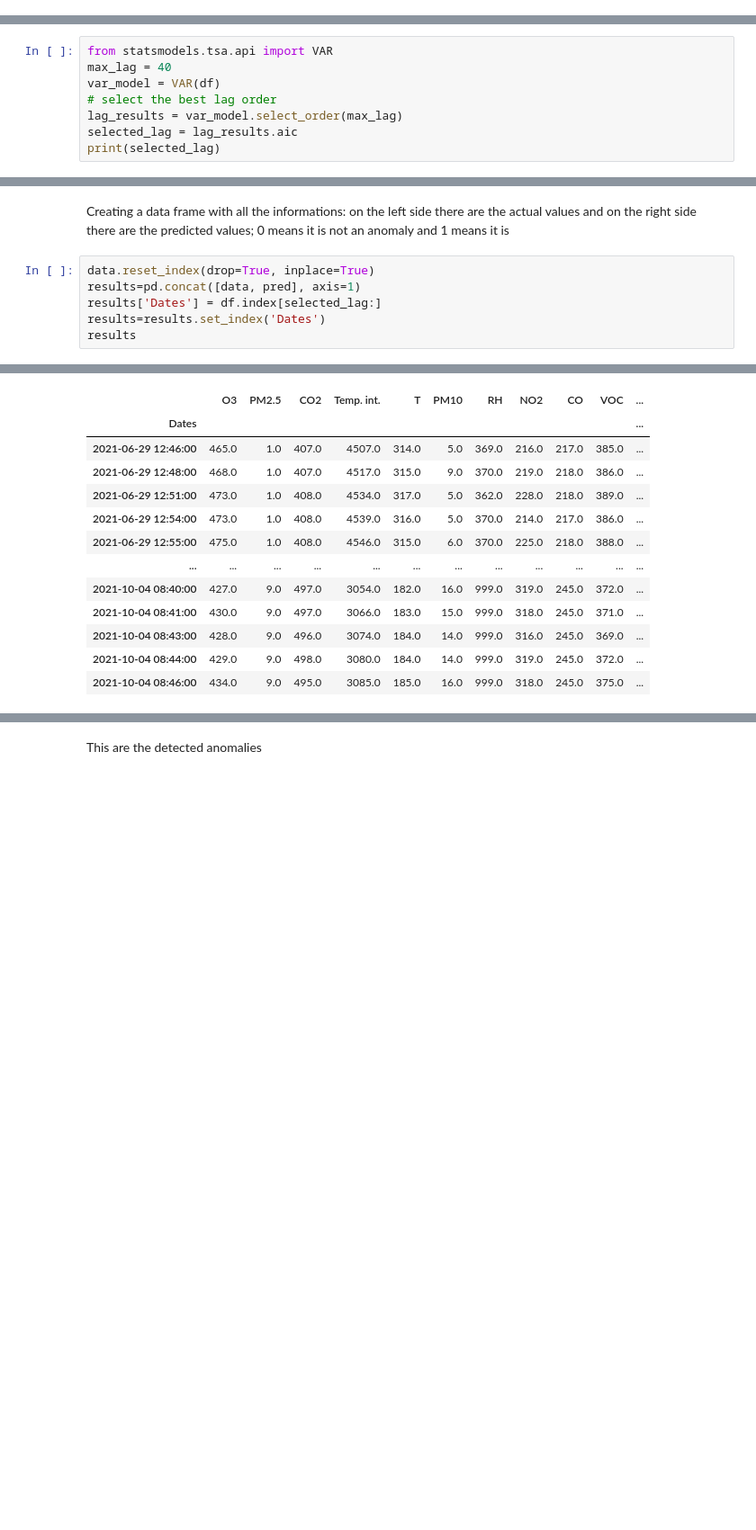
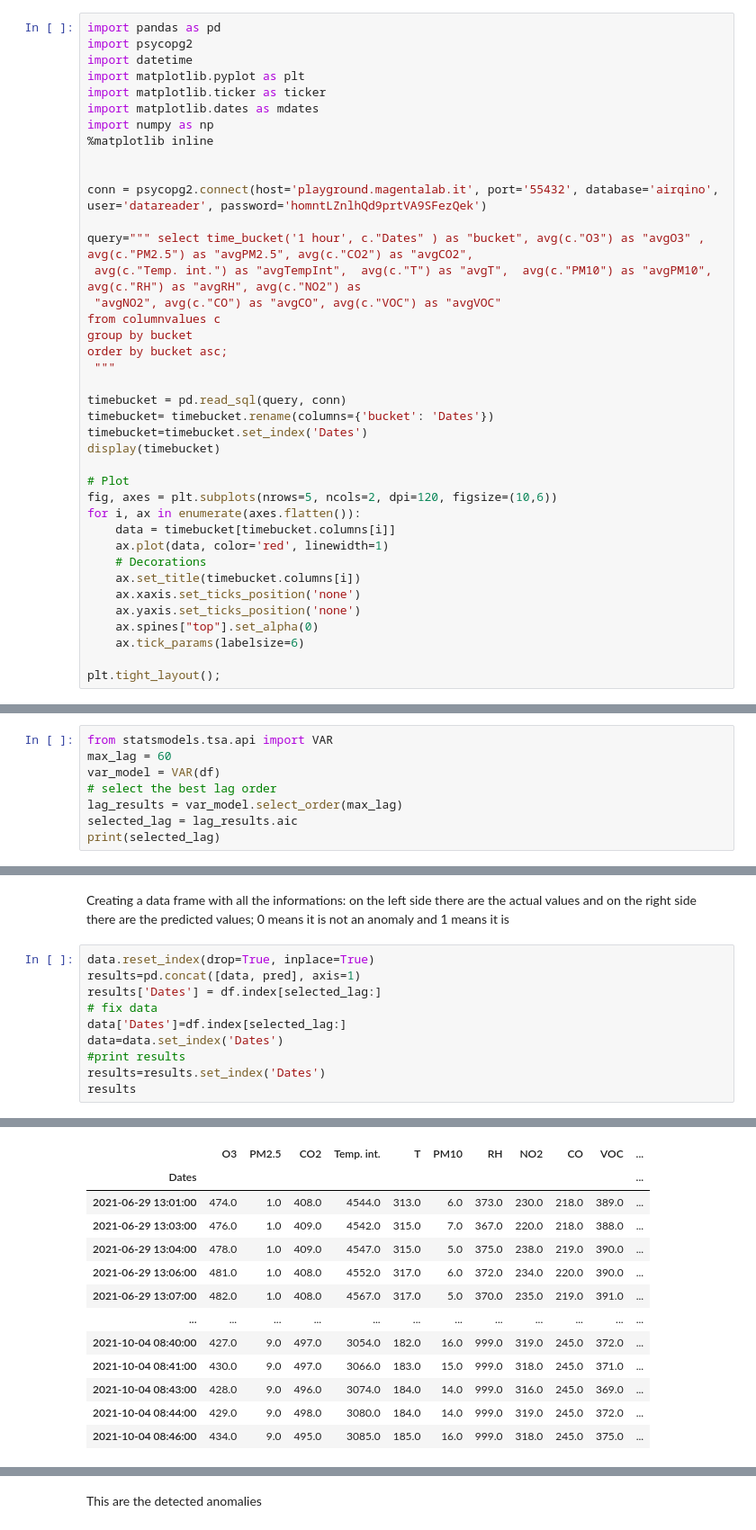
Before and after one commit to marcochisci/Anomaly_detection, a Jupyter notebook: Anomaly_detection.ipynb, the cells around one changed output, grey strips where cells are left out. Shown: that part at 90% size. Cells and saved outputs as stored; diff of their text form; blank space fills up the shorter version.

```diff
--- a/Anomaly_detection.ipynb
+++ b/Anomaly_detection.ipynb
@@ -125,0 +130,39 @@ plt.tight_layout();
+# %%
+import pandas as pd
+import psycopg2
+import datetime
+import matplotlib.pyplot as plt
+import matplotlib.ticker as ticker
+import matplotlib.dates as mdates
+import numpy as np
+%matplotlib inline
+
+
+conn = psycopg2.connect(host='playground.magentalab.it', port='55432', database='airqino', user='datareader', password='homntLZnlhQd9prtVA9SFezQek')
+
+query=""" select time_bucket('1 hour', c."Dates" ) as "bucket", avg(c."O3") as "avgO3" ,  avg(c."PM2.5") as "avgPM2.5", avg(c."CO2") as "avgCO2",
+ avg(c."Temp. int.") as "avgTempInt",  avg(c."T") as "avgT",  avg(c."PM10") as "avgPM10", avg(c."RH") as "avgRH", avg(c."NO2") as
+ "avgNO2", avg(c."CO") as "avgCO", avg(c."VOC") as "avgVOC"
+from columnvalues c
+group by bucket
+order by bucket asc;
+ """
+
+timebucket = pd.read_sql(query, conn)
+timebucket= timebucket.rename(columns={'bucket': 'Dates'})
+timebucket=timebucket.set_index('Dates')
+display(timebucket)
+
+# Plot
+fig, axes = plt.subplots(nrows=5, ncols=2, dpi=120, figsize=(10,6))
+for i, ax in enumerate(axes.flatten()):
+    data = timebucket[timebucket.columns[i]]
+    ax.plot(data, color='red', linewidth=1)
+    # Decorations
+    ax.set_title(timebucket.columns[i])
+    ax.xaxis.set_ticks_position('none')
+    ax.yaxis.set_ticks_position('none')
+    ax.spines["top"].set_alpha(0)
+    ax.tick_params(labelsize=6)
+
+plt.tight_layout();
@@ -268,7 +327,7 @@ Test for stationarity now
 Finding the best lag for VAR model
 # %%
 from statsmodels.tsa.api import VAR
-max_lag = 40
+max_lag = 60
 var_model = VAR(df)
 # select the best lag order
 lag_results = var_model.select_order(max_lag)
@@ -374,6 +433,10 @@ on the left side there are the actual values and on the right side there are the
 data.reset_index(drop=True, inplace=True)
 results=pd.concat([data, pred], axis=1)
 results['Dates'] = df.index[selected_lag:]
+# fix data
+data['Dates']=df.index[selected_lag:]
+data=data.set_index('Dates')
+#print results
 results=results.set_index('Dates')
 results
 # %% [output]
@@ -380,10 +448,10 @@ results
 |  | O3 | PM2.5 | CO2 | Temp. int. | T | PM10 | RH | NO2 | CO | VOC | ... |
 | Dates |  |  |  |  |  |  |  |  |  |  | ... |
-| 2021-06-29 12:46:00 | 465.0 | 1.0 | 407.0 | 4507.0 | 314.0 | 5.0 | 369.0 | 216.0 | 217.0 | 385.0 | ... |
-| 2021-06-29 12:48:00 | 468.0 | 1.0 | 407.0 | 4517.0 | 315.0 | 9.0 | 370.0 | 219.0 | 218.0 | 386.0 | ... |
-| 2021-06-29 12:51:00 | 473.0 | 1.0 | 408.0 | 4534.0 | 317.0 | 5.0 | 362.0 | 228.0 | 218.0 | 389.0 | ... |
-| 2021-06-29 12:54:00 | 473.0 | 1.0 | 408.0 | 4539.0 | 316.0 | 5.0 | 370.0 | 214.0 | 217.0 | 386.0 | ... |
-| 2021-06-29 12:55:00 | 475.0 | 1.0 | 408.0 | 4546.0 | 315.0 | 6.0 | 370.0 | 225.0 | 218.0 | 388.0 | ... |
+| 2021-06-29 13:01:00 | 474.0 | 1.0 | 408.0 | 4544.0 | 313.0 | 6.0 | 373.0 | 230.0 | 218.0 | 389.0 | ... |
+| 2021-06-29 13:03:00 | 476.0 | 1.0 | 409.0 | 4542.0 | 315.0 | 7.0 | 367.0 | 220.0 | 218.0 | 388.0 | ... |
+| 2021-06-29 13:04:00 | 478.0 | 1.0 | 409.0 | 4547.0 | 315.0 | 5.0 | 375.0 | 238.0 | 219.0 | 390.0 | ... |
+| 2021-06-29 13:06:00 | 481.0 | 1.0 | 408.0 | 4552.0 | 317.0 | 6.0 | 372.0 | 234.0 | 220.0 | 390.0 | ... |
+| 2021-06-29 13:07:00 | 482.0 | 1.0 | 408.0 | 4567.0 | 317.0 | 5.0 | 370.0 | 235.0 | 219.0 | 391.0 | ... |
 | ... | ... | ... | ... | ... | ... | ... | ... | ... | ... | ... | ... |
 | 2021-10-04 08:40:00 | 427.0 | 9.0 | 497.0 | 3054.0 | 182.0 | 16.0 | 999.0 | 319.0 | 245.0 | 372.0 | ... |
 | 2021-10-04 08:41:00 | 430.0 | 9.0 | 497.0 | 3066.0 | 183.0 | 15.0 | 999.0 | 318.0 | 245.0 | 371.0 | ... |
```
Also changed, not shown: parts of 16 cells of this notebook.
